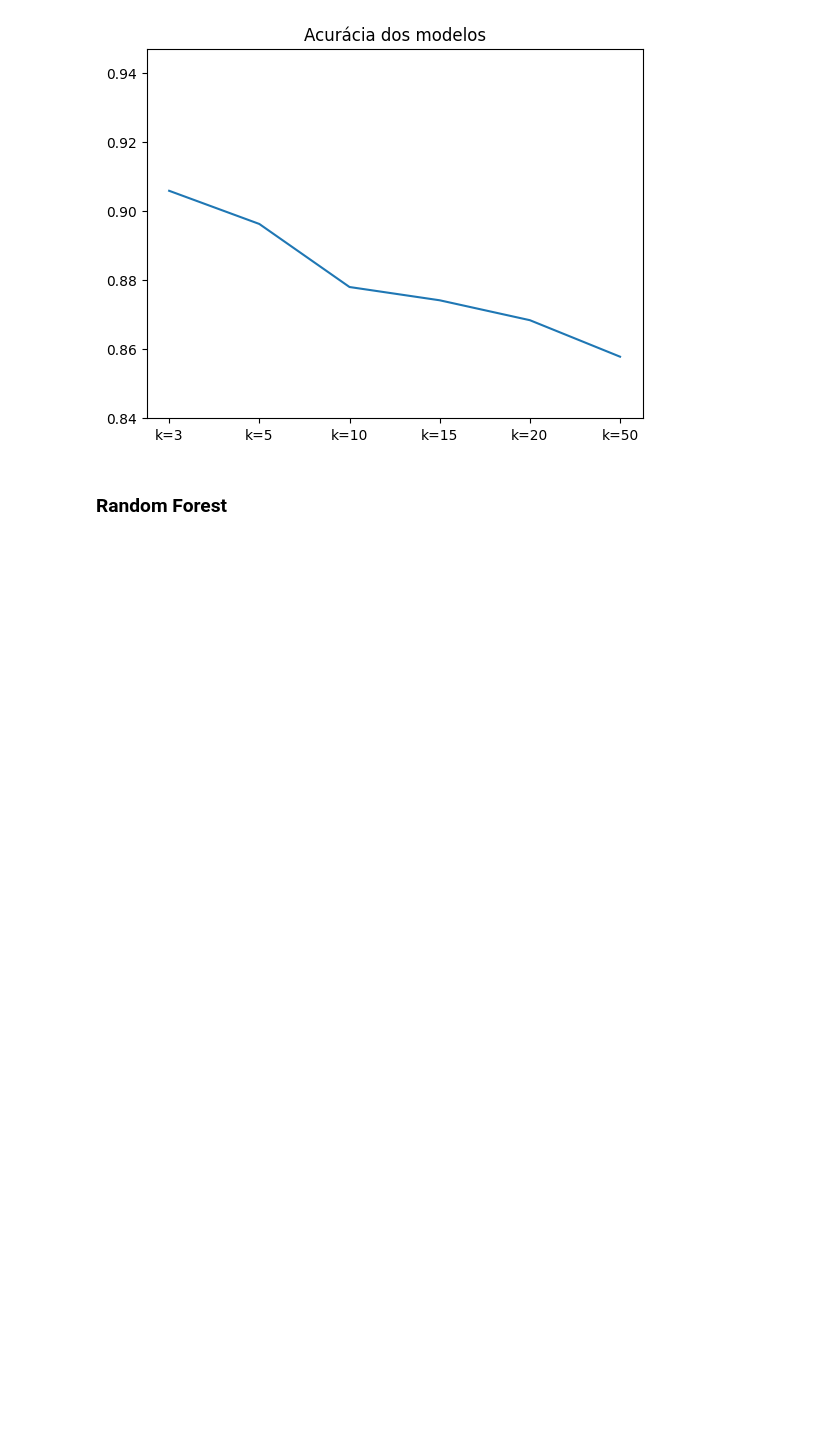
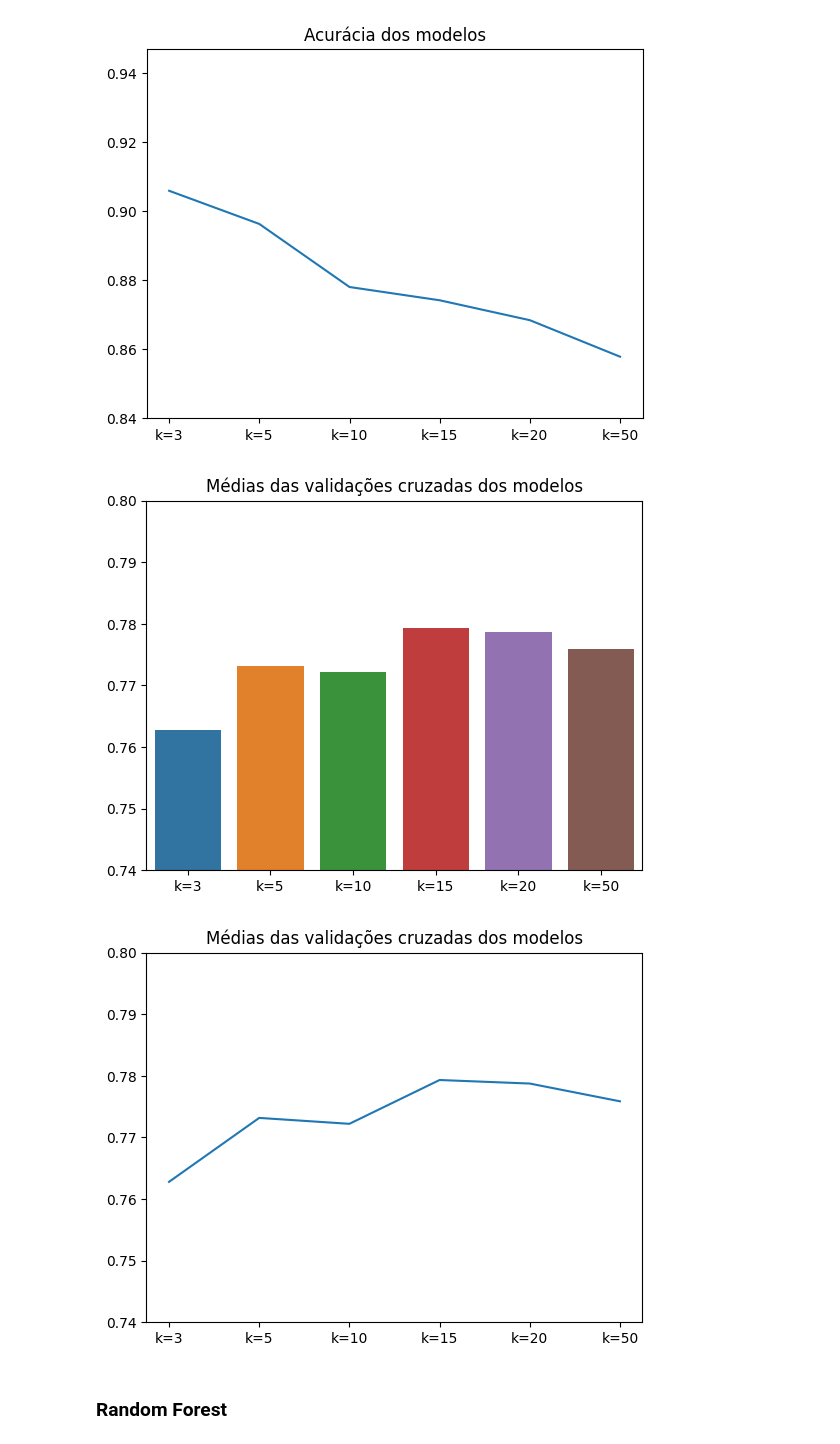
Before and after one commit to Academify/INF420-TP4, a Jupyter notebook: main.ipynb, the cells around one changed output. Saved outputs shown, nothing was run; the diff lists cells and outputs as text; code cells hidden in the pictures; blank space fills up the shorter version.

```diff
--- a/main.ipynb
+++ b/main.ipynb
@@ -227,5 +296,8 @@ classifier.fit(X_train, y_train)
 y_pred = classifier.predict(X_test)
 accuracyKNN10 = accuracy_score(y_test, y_pred)
 print('Acurácia:', accuracyKNN10)
+
+scoresKNN10 = cross_val_score(classifier, X, y, cv=5)
+print('Cross Validation linear:', scoresKNN10.mean())
 # %% [output]
 Acurácia: 0.878001921229587
@@ -238,5 +311,8 @@ classifier.fit(X_train, y_train)
 y_pred = classifier.predict(X_test)
 accuracyKNN15 = accuracy_score(y_test, y_pred)
 print('Acurácia:', accuracyKNN15)
+
+scoresKNN15 = cross_val_score(classifier, X, y, cv=5)
+print('Cross Validation linear:', scoresKNN15.mean())
 # %% [output]
 Acurácia: 0.8741594620557157
@@ -249,5 +326,8 @@ classifier.fit(X_train, y_train)
 y_pred = classifier.predict(X_test)
 accuracyKNN20 = accuracy_score(y_test, y_pred)
 print('Acurácia:', accuracyKNN20)
+
+scoresKNN20 = cross_val_score(classifier, X, y, cv=5)
+print('Cross Validation linear:', scoresKNN20.mean())
 # %% [output]
 Acurácia: 0.8683957732949087
@@ -260,5 +341,8 @@ classifier.fit(X_train, y_train)
 y_pred = classifier.predict(X_test)
 accuracyKNN50 = accuracy_score(y_test, y_pred)
 print('Acurácia:', accuracyKNN50)
+
+scoresKNN50 = cross_val_score(classifier, X, y, cv=5)
+print('Cross Validation linear:', scoresKNN50.mean())
 # %% [output]
 Acurácia: 0.8578290105667628
@@ -279,6 +364,21 @@ plt.show()
 # %% [output]
 [figure]
 [figure]
+# %%
+xaxis = ['k=3','k=5', 'k=10', 'k=15', 'k=20', 'k=50']
+yaxis = [scoresKNN3.mean(), scoresKNN5.mean(), scoresKNN10.mean(), scoresKNN15.mean(), scoresKNN20.mean(), scoresKNN50.mean()]
+sns.barplot(x=xaxis, y=yaxis)
+plt.title('Médias das validações cruzadas dos modelos')
+plt.ylim(0.74, 0.8)
+plt.show()
+
+sns.lineplot(x=xaxis, y=yaxis)
+plt.title('Médias das validações cruzadas dos modelos')
+plt.ylim(0.74, 0.8)
+plt.show()
+# %% [output]
+[figure, added]
+[figure, added]
 # %% [markdown]
  ### Random Forest
 # %%
```
Also changed, not shown: parts of 29 cells of this notebook.
